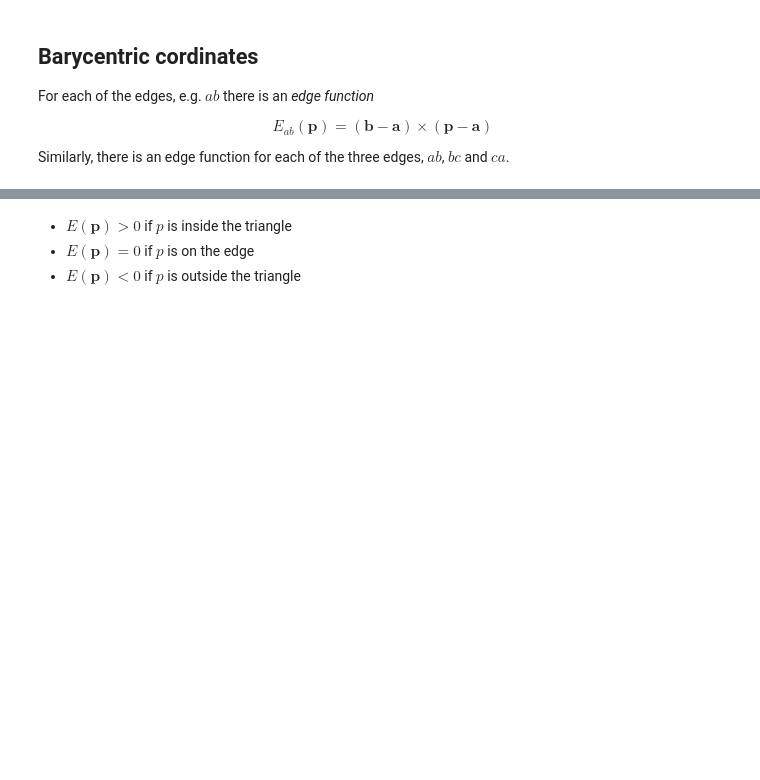
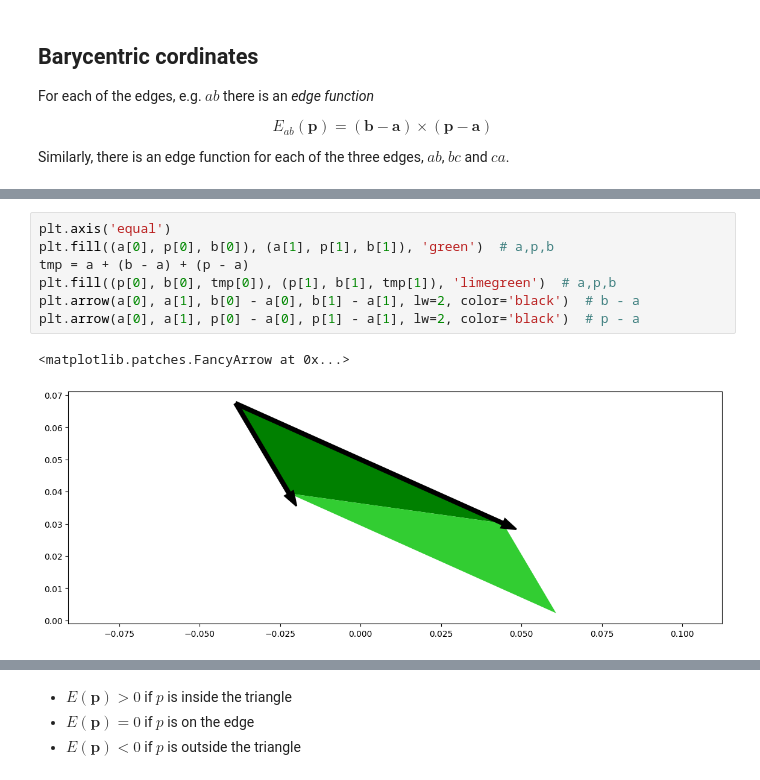
Before and after one commit to vidstige/cookie-talk-3d, a Jupyter notebook: rendering.ipynb, the cells around one changed output, grey strips where cells are left out. Drawn from its saved outputs; the diff is of its cells as text; blank space fills up the shorter version.

```diff
--- a/rendering.ipynb
+++ b/rendering.ipynb
@@ -267,3 +282,13 @@ $$A(abc) = A(apb) + A(bpc) + A(cpa)$$
+# %%
+plt.axis('equal')
+plt.fill((a[0], p[0], b[0]), (a[1], p[1], b[1]), 'green')  # a,p,b
+tmp = a + (b - a) + (p - a)
+plt.fill((p[0], b[0], tmp[0]), (p[1], b[1], tmp[1]), 'limegreen')  # a,p,b
+plt.arrow(a[0], a[1], b[0] - a[0], b[1] - a[1], lw=2, color='black')  # b - a
+plt.arrow(a[0], a[1], p[0] - a[0], p[1] - a[1], lw=2, color='black')  # p - a
+# %% [output]
+<matplotlib.patches.FancyArrow at 0x...>
+[figure, added]
 # %%
 def edge(p0: np.ndarray, p1: np.ndarray, p: np.ndarray) -> float:
     """Computes the edge function at point p for the edge p0 -> p1. Arguments are either (1, 2) arrays or
```
Also changed, not shown: parts of 21 cells of this notebook.
